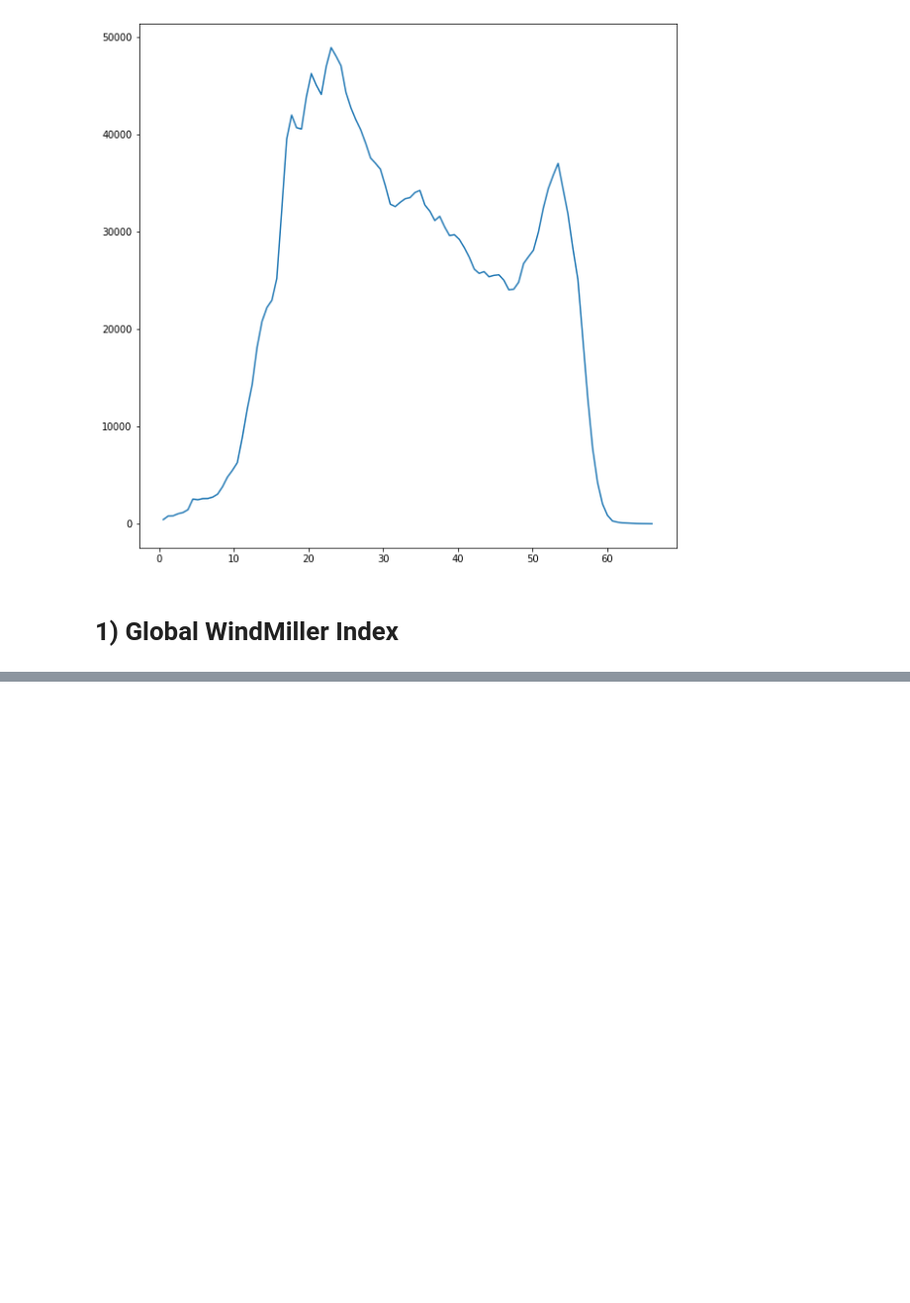
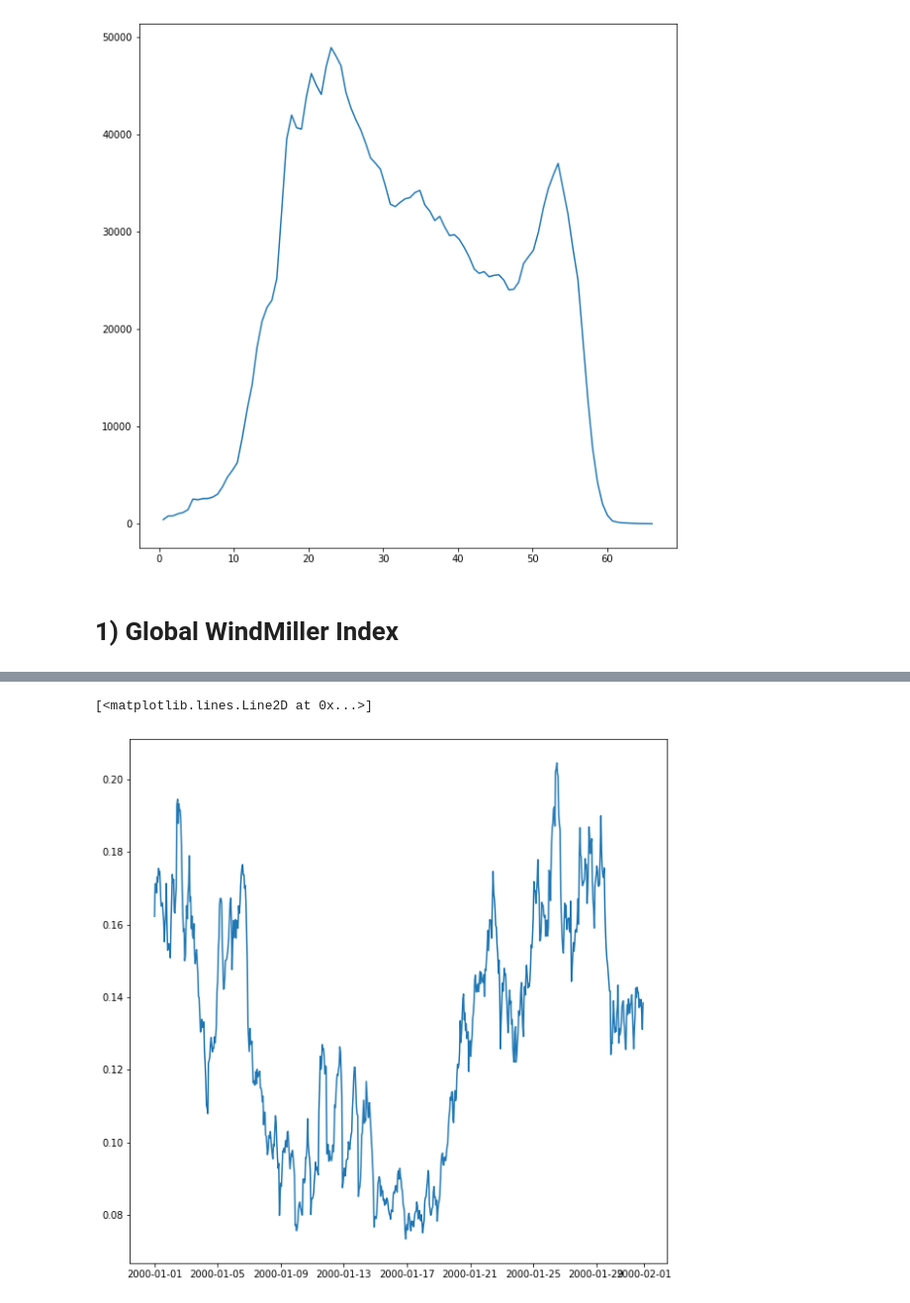
Before and after one commit to tbeucler/2019_WMI, a Jupyter notebook: dev/tbeucler/001_Analyze_PW.ipynb, the cells around one changed output, grey strips where cells are left out. Shown: that part at 99% size. Cells and saved outputs as stored; diff of their text form; code cells hidden in the pictures; blank space fills up the shorter version.

```diff
--- a/dev/tbeucler/001_Analyze_PW.ipynb
+++ b/dev/tbeucler/001_Analyze_PW.ipynb
@@ -151,0 +156,3 @@ plt.plot(PW2000.time[::24],WMI)
+# %%
+WMI = calc_WMI(PW2000.tcwv[:,:,:].sel({'latitude':slice(30,-30),'longitude':slice(40,120)}),\
+               dx_avg,CWV_sep)
@@ -151,0 +177,6 @@ plt.plot(PW2000.time[::24],WMI)
+# %%
+plt.figure(figsize=(10,10))
+plt.plot(PW2000.time,WMI)
+# %% [output]
+[<matplotlib.lines.Line2D at 0x...>]
+[figure, added]
```
Also changed, not shown: parts of 6 cells of this notebook.
